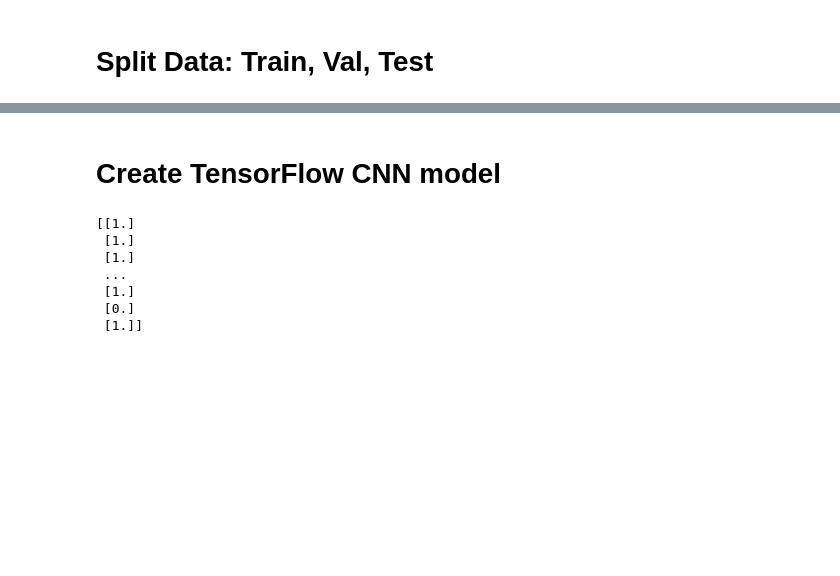
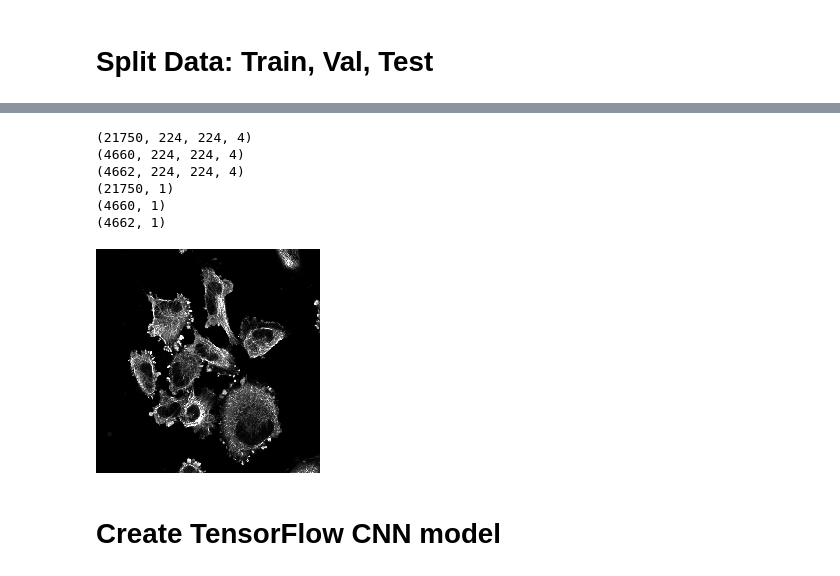
Before and after one commit to pdubz-sudo/protein-recognition, a Jupyter notebook: Conv-NN-simple-model-test.ipynb, the cells around one changed output, grey strips where cells are left out. Saved outputs shown, nothing was run; the diff lists cells and outputs as text; code cells hidden in the pictures; blank space fills up the shorter version.

Commit message:
make script for creating binary labeled normalized split data file which will be used for faster loading when training a CNN model

```diff
--- a/Conv-NN-simple-model-test.ipynb
+++ b/Conv-NN-simple-model-test.ipynb
@@ -143,3 +134,41 @@ Image.fromarray(X_train[30,:,:,2]*255).convert('RGB')
+# %%
+############## Testing data read in
+
+%%time
+with h5py.File('./data/target0-norm-split.hdf5', 'r') as hf:
+    X_train = hf['X_train'][:]
+    X_val = hf['X_val'][:]
+    X_test = hf['X_test'][:]
+
+    Y_train = hf['Y_train'][:]
+    Y_val = hf['Y_val'][:]
+    Y_test = hf['Y_test'][:]
+
+
+
+
+# with h5py.File('./data/data.h5', 'r') as f:
+#     train = f['train'][:]#.astype(np.float32)
+#     trainIds = f['train_ids'][:]
+# %%
+######################
+print(X_train.shape)
+print(X_val.shape)
+print(X_test.shape)
+
+print(Y_train.shape)
+print(Y_val.shape)
+print(Y_test.shape)
+
+Image.fromarray(X_train[3300,:,:,2]*255).convert('RGB')
+# %% [output]
+(21750, 224, 224, 4)
+(4660, 224, 224, 4)
+(4662, 224, 224, 4)
+(21750, 1)
+(4660, 1)
+(4662, 1)
+[figure, added]
 # %% [markdown]
 # Create TensorFlow CNN model
 # %%
@@ -151,11 +180,3 @@ def create_placeholders():
 testY = tf.placeholder(dtype=tf.float32, shape=[None, 1])
 with tf.Session() as sess:
     print(sess.run(testY, feed_dict={testY: Y_val}))
-# %% [output]
-[[1.]
- [1.]
- [1.]
- ...
- [1.]
- [0.]
- [1.]]
```
Also changed, not shown: parts of 4 cells of this notebook, 4 other files.
